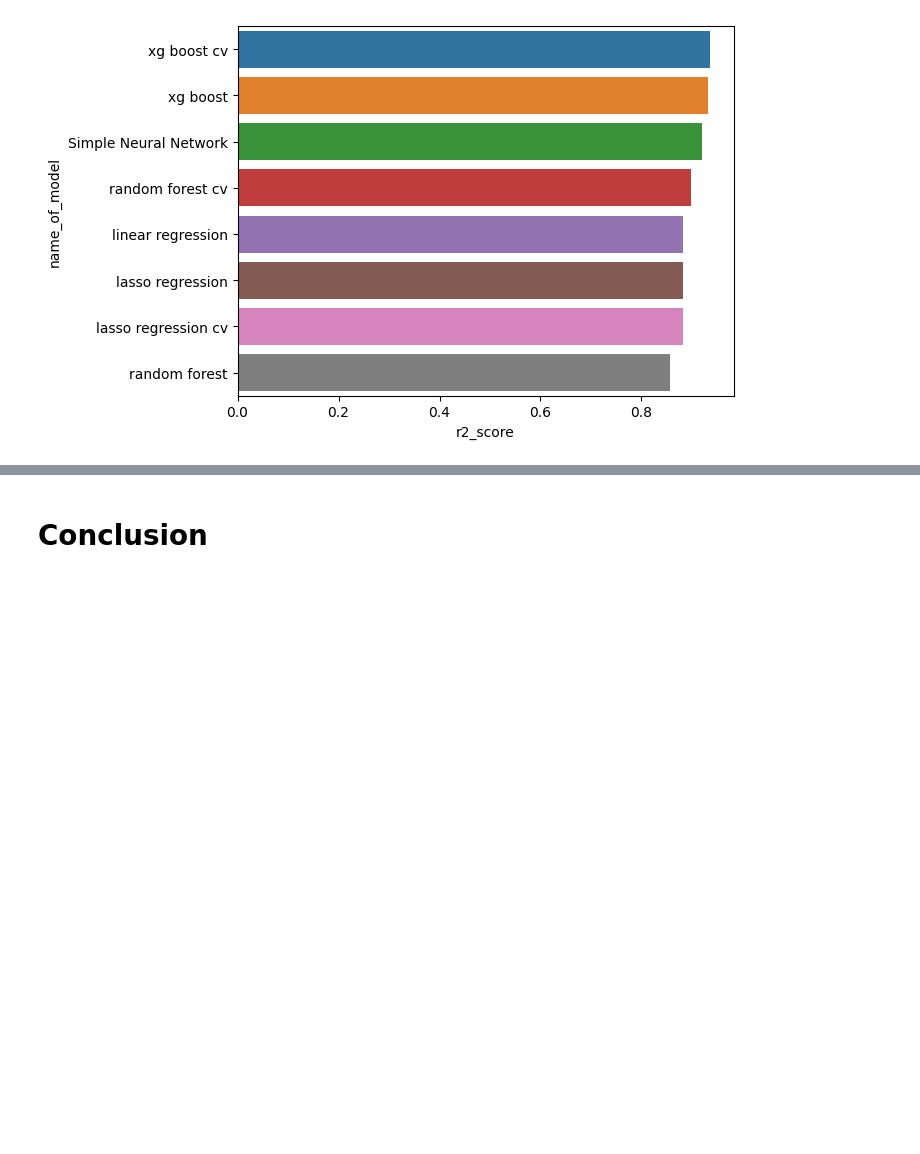
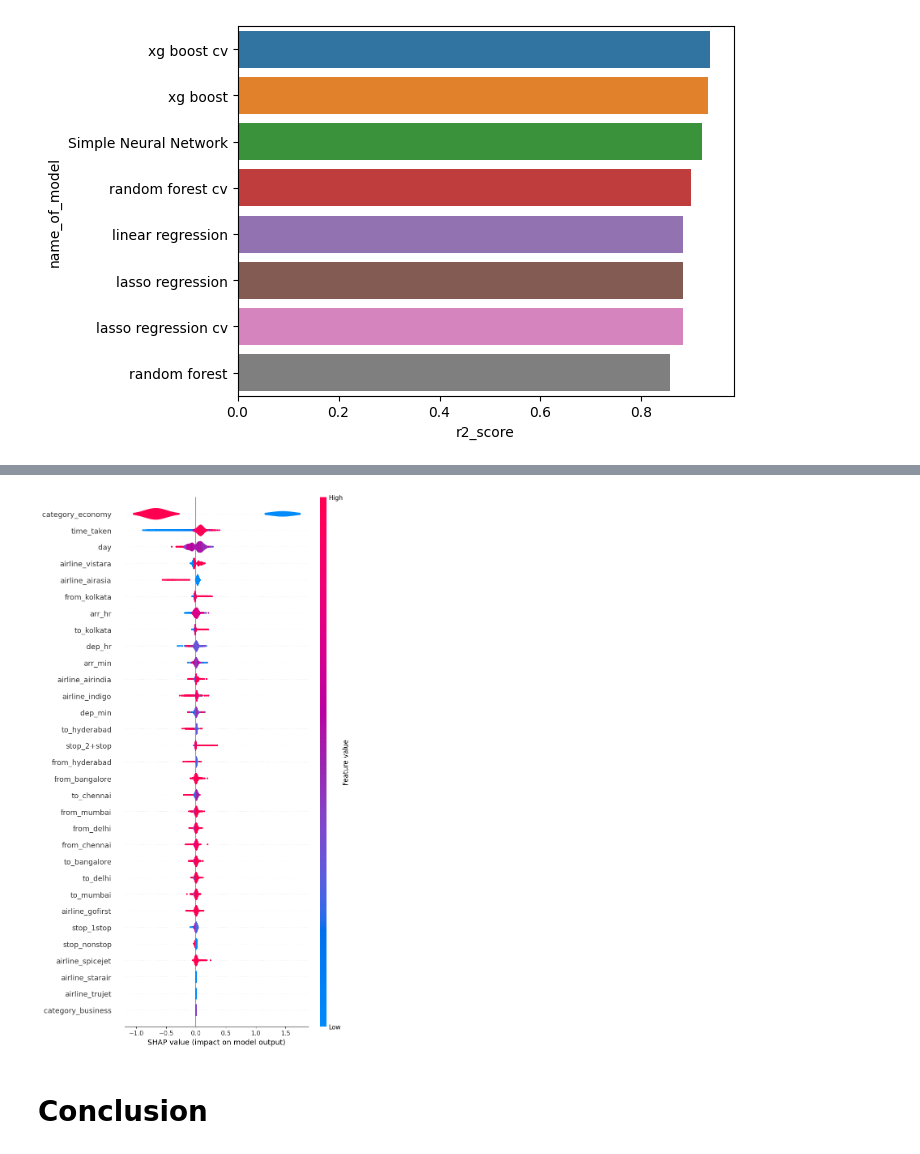
Before and after one commit to chandrakar-shubham/Flight_price_prediction, a Jupyter notebook: ML_Model.ipynb, the cells around one changed output, grey strips where cells are left out. Cells and saved outputs as stored; diff of their text form; code cells hidden in the pictures; blank space fills up the shorter version.

```diff
--- a/ML_Model.ipynb
+++ b/ML_Model.ipynb
@@ -1599,3 +1659,11 @@ plt.show()
+# %%
+#SHAP violin plot
+
+
+shap.summary_plot(shap_values, X_test[:5000], feature_names=X.columns, plot_type="violin", max_display=X_test.shape[1])
+plt.show()
+# %% [output]
+[figure, added]
 # %% [markdown]
 # Conclusion
 # %% [markdown]
```
Also changed, not shown: parts of 7 cells of this notebook.
